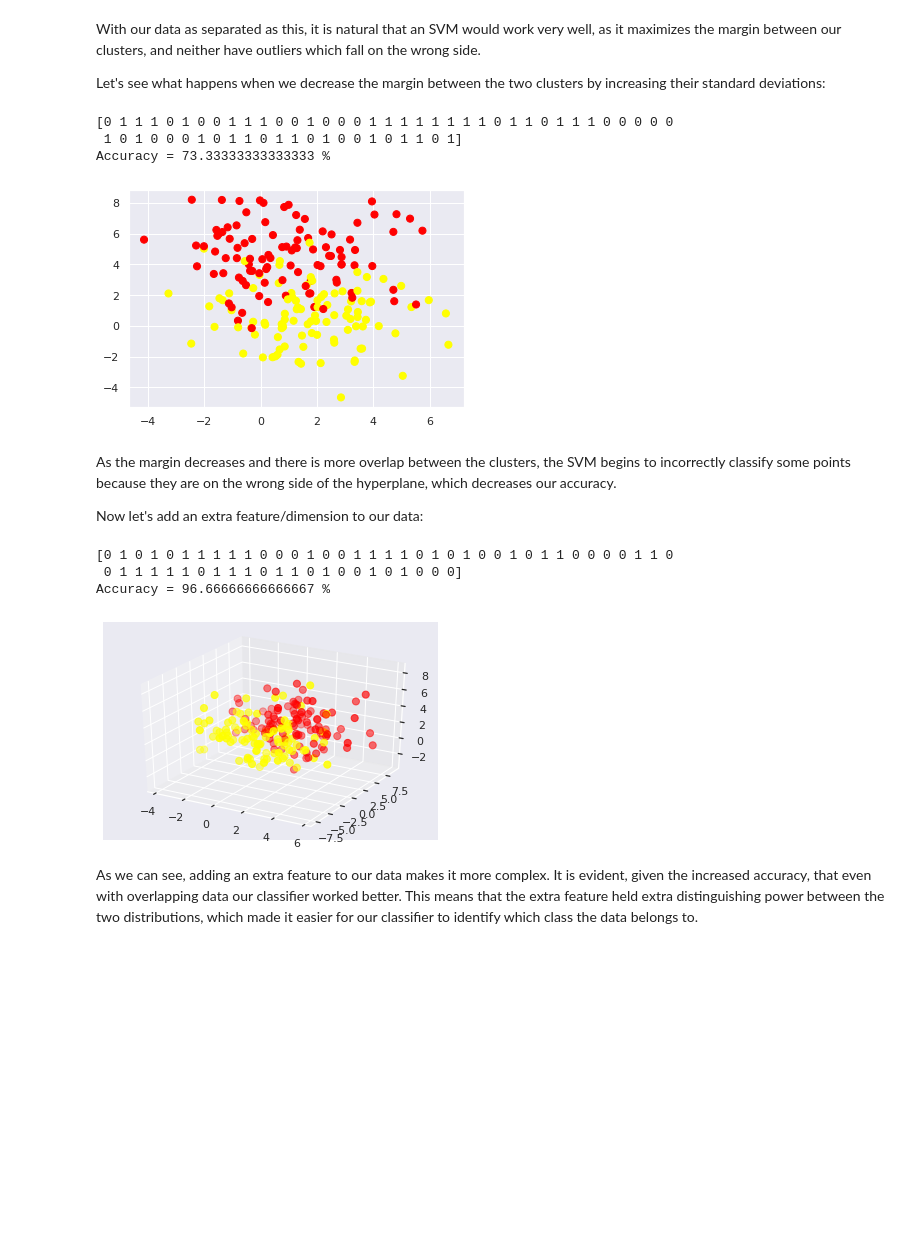
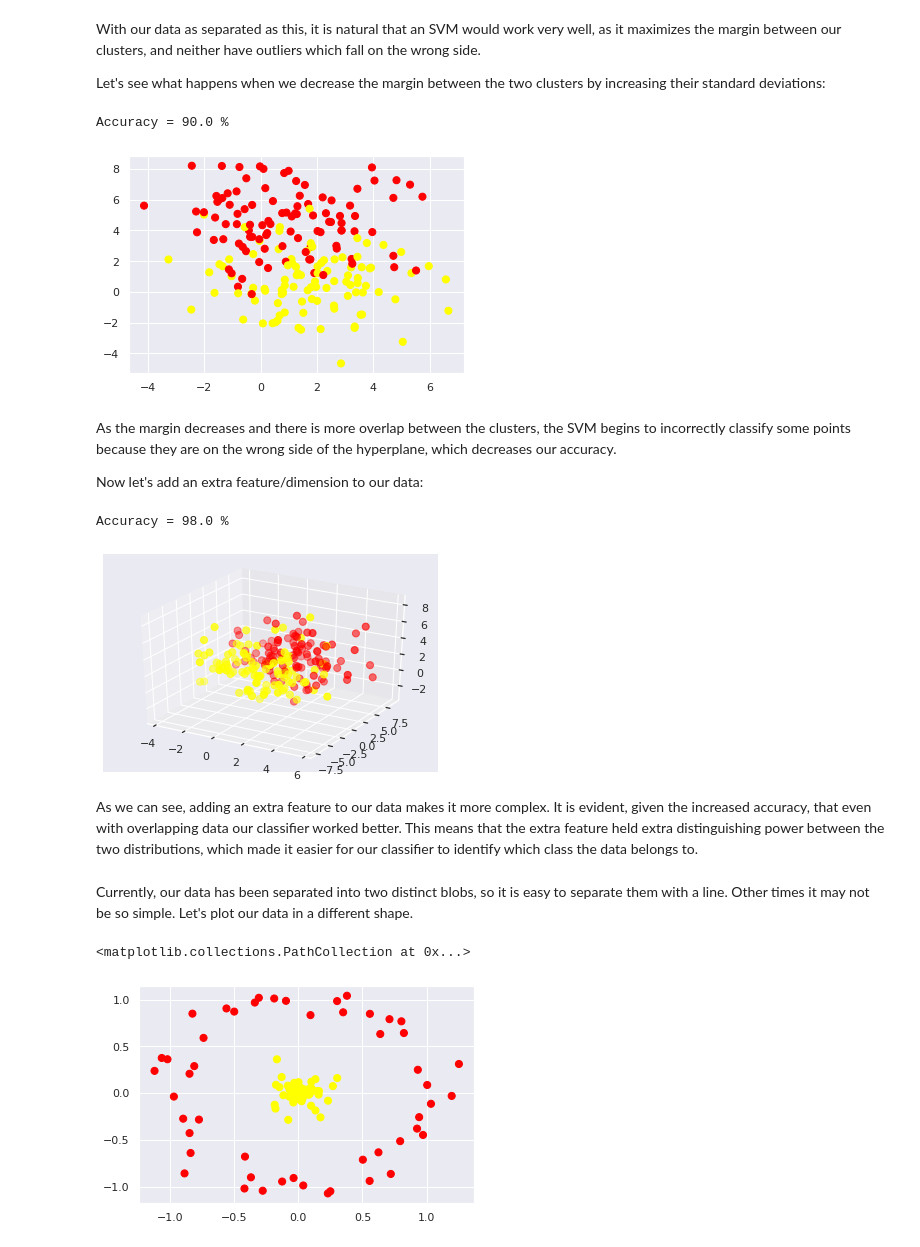
Before and after one commit to mneskovic/SVM-Exploration, a Jupyter notebook: SVMExploration.ipynb, the cells around one changed output. Saved outputs shown, nothing was run; the diff lists cells and outputs as text; code cells hidden in the pictures; blank space fills up the shorter version.

```diff
--- a/SVMExploration.ipynb
+++ b/SVMExploration.ipynb
@@ -60,18 +60,14 @@ X, y = make_blobs(n_samples=200, n_features=2, centers=2,
                   random_state=0, cluster_std=2)
 plt.scatter(X[:, 0], X[:, 1], c=y, s=50, cmap='autumn');
 
-X_train, X_test, y_train, y_test = train_test_split(X, y, test_size=0.3)
+X_train, X_test, y_train, y_test = train_test_split(X, y, test_size=0.25)
 model = SVC(kernel='linear')
 model.fit(X_train, y_train)
 
-predictions = model.predict(X_test)
-print(predictions)
 percentage = model.score(X_test, y_test)
 print(f"Accuracy = {percentage*100} %")
 # %% [output]
-[0 1 1 1 0 1 0 0 1 1 1 0 0 1 0 0 0 1 1 1 1 1 1 1 1 0 1 1 0 1 1 1 0 0 0 0 0
- 1 0 1 0 0 0 1 0 1 1 0 1 1 0 1 0 0 1 0 1 1 0 1]
-Accuracy = 73.33333333333333 %
+Accuracy = 90.0 %
 [figure]
 # %% [markdown]
 As the margin decreases and there is more overlap between the clusters, the SVM begins to incorrectly classify some points because they are on the wrong side of the hyperplane, which decreases our accuracy.
@@ -84,18 +80,25 @@ ax = plt.axes(projection='3d')
 
 ax.scatter3D(X[:, 0], X[:, 1], X[:, 2], c=y, s=50, cmap='autumn');
 
-X_train, X_test, y_train, y_test = train_test_split(X, y,  test_size=0.3)
+X_train, X_test, y_train, y_test = train_test_split(X, y,  test_size=0.25)
 model = SVC(kernel='linear')
 model.fit(X_train, y_train)
 
-predictions = model.predict(X_test)
-print(predictions)
 percentage = model.score(X_test, y_test)
 print(f"Accuracy = {percentage*100} %")
 # %% [output]
-[0 1 0 1 0 1 1 1 1 1 0 0 0 1 0 0 1 1 1 1 0 1 0 1 0 0 1 0 1 1 0 0 0 0 1 1 0
- 0 1 1 1 1 1 0 1 1 1 0 1 1 0 1 0 0 1 0 1 0 0 0]
-Accuracy = 96.66666666666667 %
+Accuracy = 98.0 %
 [figure]
 # %% [markdown]
 As we can see, adding an extra feature to our data makes it more complex. It is evident, given the increased accuracy, that even with overlapping data our classifier worked better. This means that the extra feature held extra distinguishing power between the two distributions, which made it easier for our classifier to identify which class the data belongs to.
+# %% [markdown]
+
+Currently, our data has been separated into two distinct blobs, so it is easy to separate them with a line. Other times it may not be so simple. Let's plot our data in a different shape.
+# %%
+from sklearn.datasets.samples_generator import make_circles
+
+X, y = make_circles(100, factor=.1, noise=.1)
+plt.scatter(X[:, 0], X[:, 1], c=y, s=50, cmap='autumn')
+# %% [output]
+<matplotlib.collections.PathCollection at 0x...>
+[figure, added]
```
Also changed, not shown: parts of 32 cells of this notebook.
